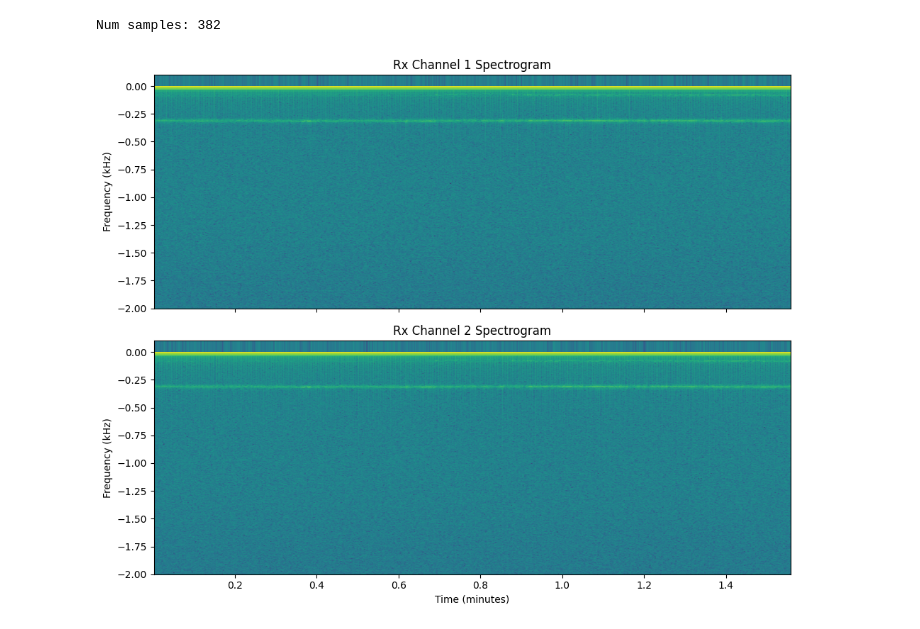
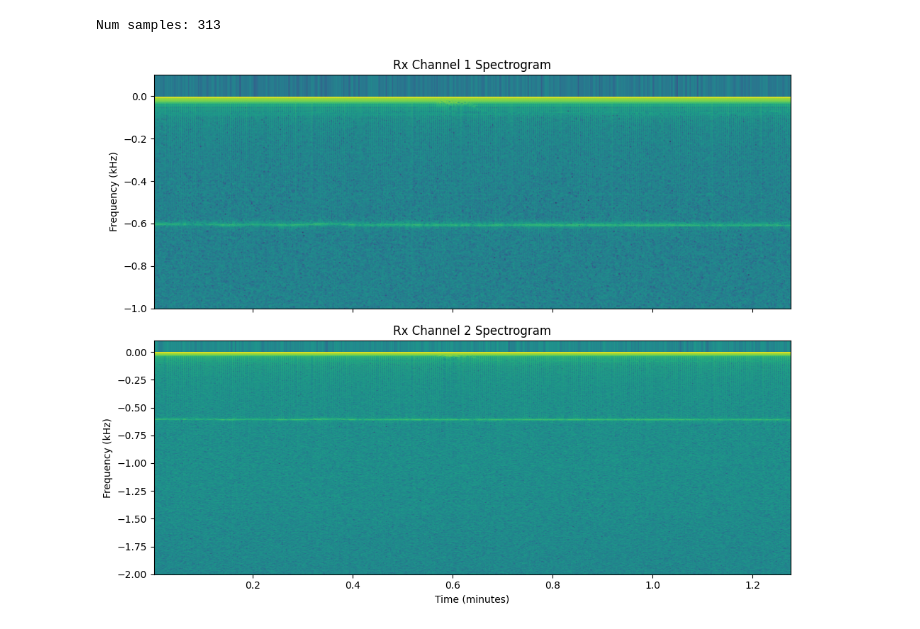
Before and after one commit to nathanbowness/UAV-Object-Tracking, a Jupyter notebook: notebooks/td_analysis_spectrogram.ipynb, the cells around one changed output. Cells and saved outputs as stored; diff of their text form; code cells hidden in the pictures.

```diff
--- a/notebooks/td_analysis_spectrogram.ipynb
+++ b/notebooks/td_analysis_spectrogram.ipynb
@@ -23,14 +23,14 @@ td_data = []
 # Different Test Cases
 # timeStampFolder = "2024-10-17_11-57-43.359" # Take-off (at least 4 drones)
 # timeStampFolder = "2024-10-17_12-04-36.137" # Landing UAVs - for at least 2 UAVs
-# timeStampFolder = "2024-10-17_15-59-35.092" # Up/Down Movement (for 5 UAVs)
+timeStampFolder = "2024-10-17_15-59-35.092" # Up/Down Movement (for 5 UAVs)
 
 # DJ Mini Tests - hovering overtop the radar tests, distances mentioned
 # timeStampFolder = "2024-10-18_09-55-39.076 1.3m"
 # timeStampFolder = "2024-10-18_09-59-12.941 5.0m"
-timeStampFolder = "2024-10-18_10-02-03.580 15m"
+# timeStampFolder = "2024-10-18_10-02-03.580 15m"
 # timeStampFolder = "2024-10-18_10-13-20.561 20m"
-# timeStampFolder = "2024-10-18_10-10-43.904 29m"
+timeStampFolder = "2024-10-18_10-10-43.904 29m"
 
 directory_to_process = f"/data/radar/Oct17/{timeStampFolder}/TD"
 
@@ -84,40 +84,40 @@ SINGLE_TO_PROCESS = I1_data
 
 print(f"Num samples: {td_data.shape[0]}")
 # %% [output]
-Num samples: 382
+Num samples: 313
 # %%
 from scipy.signal import spectrogram
 
 # Set the sampling frequency (Fs)
 # Assuming 0.245 seconds interval between each frame and 1024 samples in each frame
 Fs = 1024 / 0.245  # Hz
 
 # Compute the spectrogram for Rx Channel 1
 f1, t1, Sxx1 = spectrogram(x1.flatten(), fs=Fs, nperseg=1024, noverlap=512)
 
 # Compute the spectrogram for Rx Channel 2
 f2, t2, Sxx2 = spectrogram(x2.flatten(), fs=Fs, nperseg=1024, noverlap=512)
 
 # Plotting
 fig, axs = plt.subplots(2, 1, figsize=(10, 8), sharex=True)
 
 # Plot Rx Channel 1 spectrogram
 axs[0].pcolormesh(t1 / 60, f1 / 1e3, 10 * np.log10(np.abs(Sxx1)), shading='gouraud')
 axs[0].set_ylabel('Frequency (kHz)')
 axs[0].set_title('Rx Channel 1 Spectrogram')
-axs[0].set_ylim([-2, 0.1])  # Limit frequency range to -2 to 2 kHz
+axs[0].set_ylim([-1, 0.1])  # Limit frequency range to -2 to 2 kHz
 
 # Plot Rx Channel 2 spectrogram
 axs[1].pcolormesh(t2 / 60, f2 / 1e3, 10 * np.log10(np.abs(Sxx2)), shading='gouraud')
 axs[1].set_xlabel('Time (minutes)')
 axs[1].set_ylabel('Frequency (kHz)')
 axs[1].set_title('Rx Channel 2 Spectrogram')
 axs[1].set_ylim([-2, 0.1])  # Limit frequency range to -2 to 2 kHz
 
 plt.tight_layout()
 plt.show()
 # %% [output]
-[figure, old version]
+[figure, new version]
 # %%
 from scipy.signal import find_peaks
 
```
Also changed, not shown: parts of 5 cells of this notebook, 9 other files.
